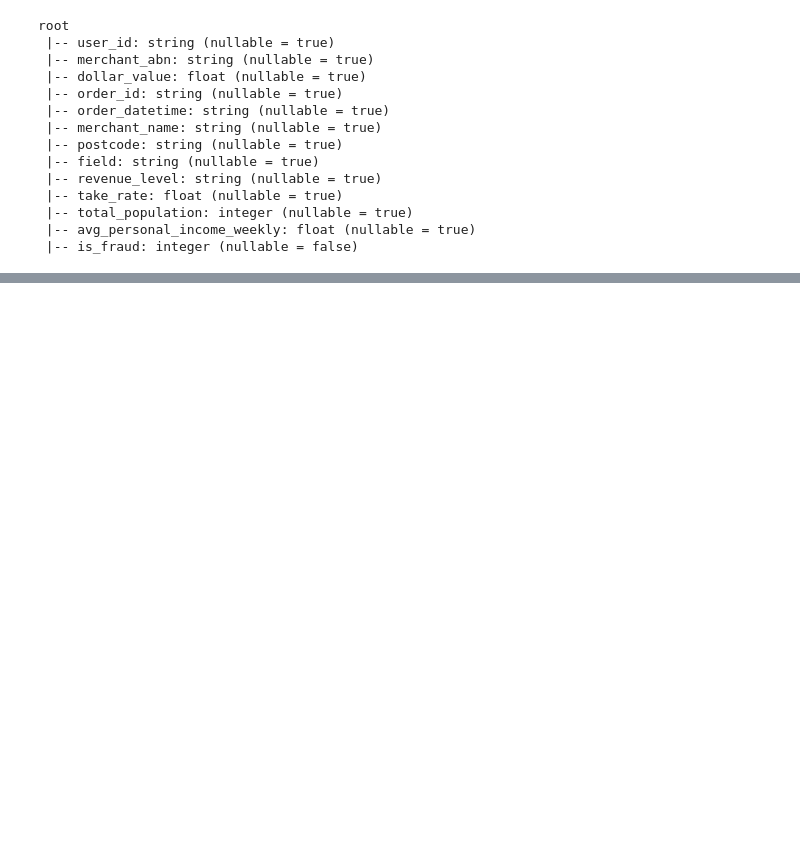
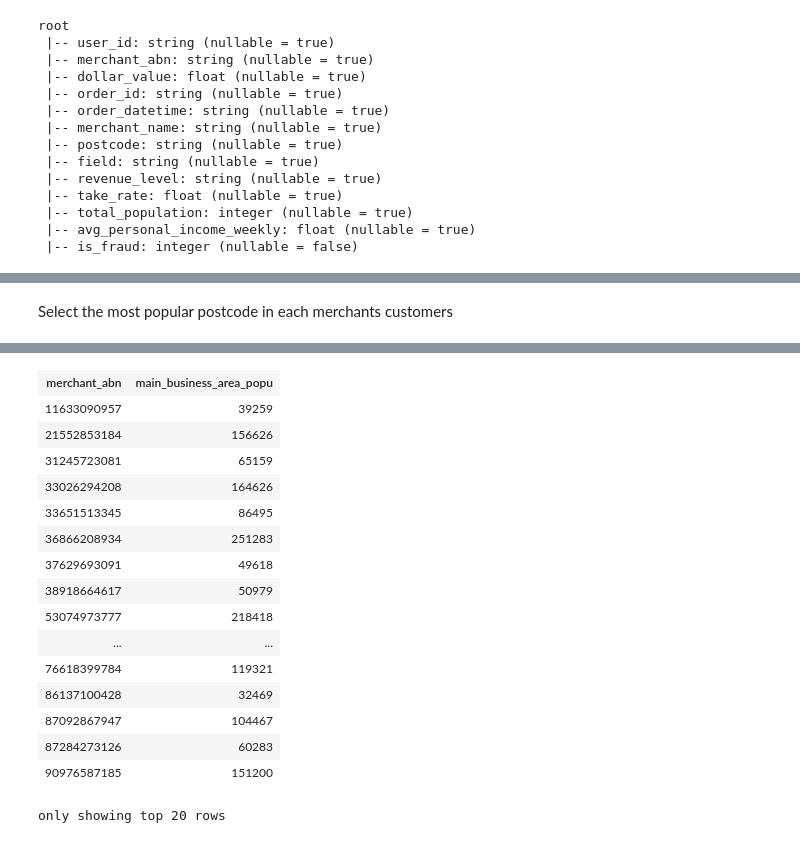
Before and after one commit to MAST30034-Applied-Data-Science/generic-buy-now-pay-later-project-group-28, a Jupyter notebook: notebooks/rank_system.ipynb, the cells around one changed output, grey strips where cells are left out. Cells and saved outputs as stored; diff of their text form; code cells hidden in the pictures; blank space fills up the shorter version.

```diff
--- a/notebooks/rank_system.ipynb
+++ b/notebooks/rank_system.ipynb
@@ -255,3 +162,5 @@ merchant_info.select('field').groupBy('field').count().sort(col('count').desc())
 | lawn and garden s... | 144 |
 | hobby, toy and ga... | 134 |
 only showing top 20 rows
+# %% [markdown]
+Select the most popular postcode in each merchants customers
@@ -257,0 +179,3 @@ only showing top 20 rows
+# %%
+merchant_main_customers
+# %% [output]
@@ -257,0 +199,17 @@ only showing top 20 rows
+| merchant_abn | main_business_area_popu |
+| 11633090957 | 39259 |
+| 21552853184 | 156626 |
+| 31245723081 | 65159 |
+| 33026294208 | 164626 |
+| 33651513345 | 86495 |
+| 36866208934 | 251283 |
+| 37629693091 | 49618 |
+| 38918664617 | 50979 |
+| 53074973777 | 218418 |
+| ... | ... |
+| 76618399784 | 119321 |
+| 86137100428 | 32469 |
+| 87092867947 | 104467 |
+| 87284273126 | 60283 |
+| 90976587185 | 151200 |
+only showing top 20 rows
```
Also changed, not shown: parts of 14 cells of this notebook.
